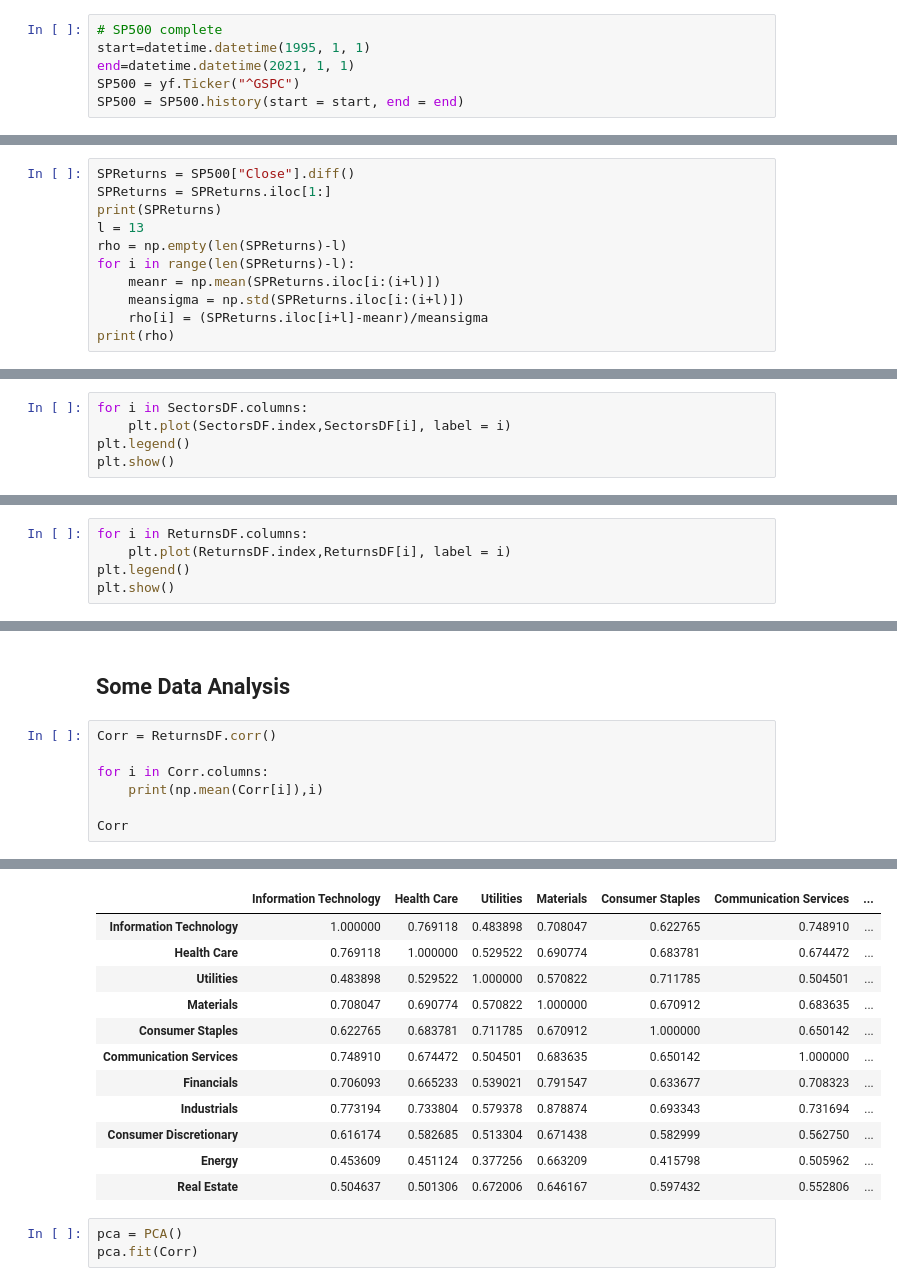
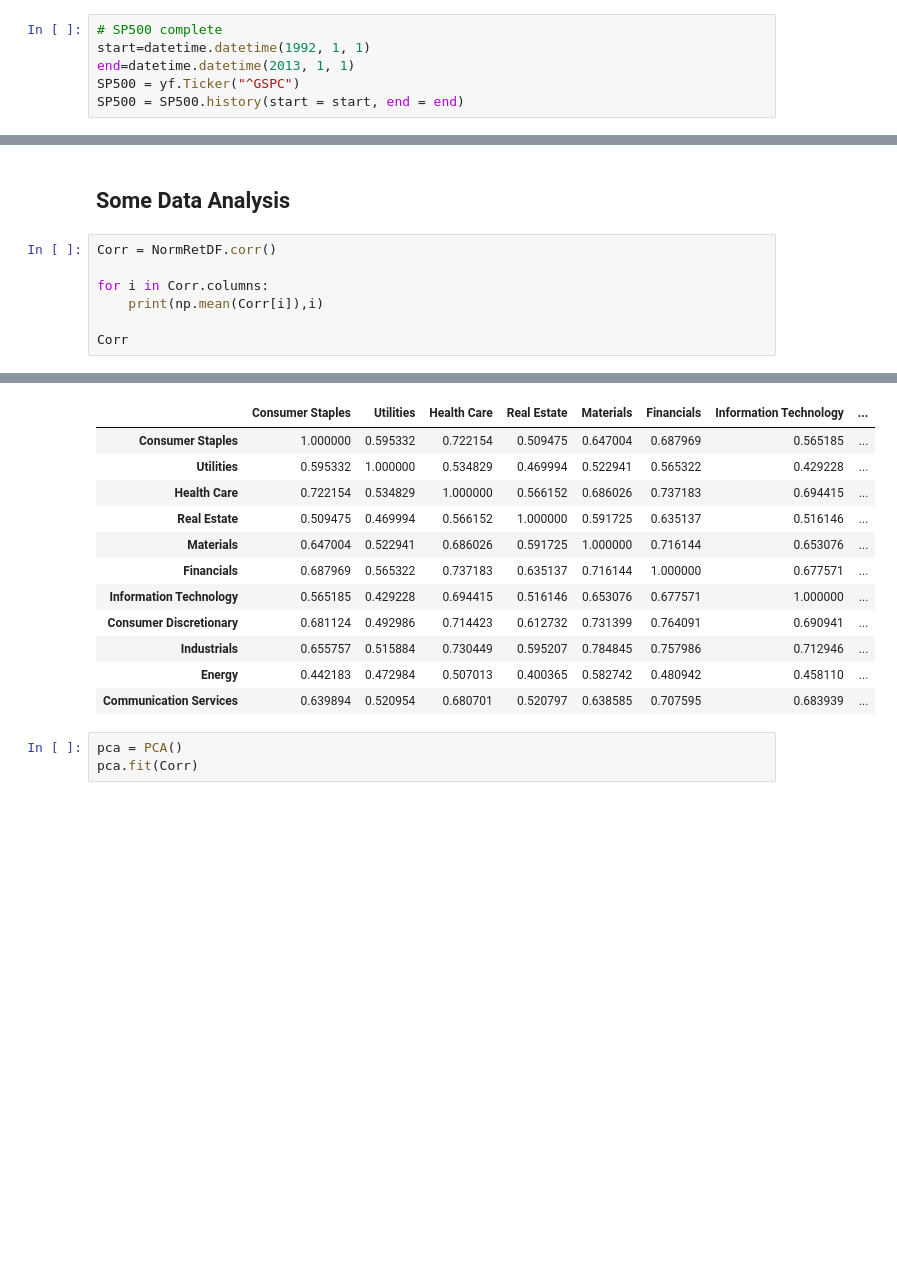
Before and after one commit to TobiasW1891/Finance, a Jupyter notebook: Get Finance Data.ipynb, the cells around one changed output, grey strips where cells are left out. Drawn from its saved outputs; the diff is of its cells as text; blank space fills up the shorter version.

```diff
--- a/Get Finance Data.ipynb
+++ b/Get Finance Data.ipynb
@@ -12,8 +12,8 @@ from sklearn.decomposition import PCA
 import sklearn
 # %%
 # SP500 complete
-start=datetime.datetime(1995, 1, 1)
-end=datetime.datetime(2021, 1, 1)
+start=datetime.datetime(1992, 1, 1)
+end=datetime.datetime(2013, 1, 1)
 SP500 = yf.Ticker("^GSPC")
 SP500 = SP500.history(start = start, end = end)
 # %%
@@ -445,11 +186,0 @@ Length: 6533, dtype: float64
-# %%
-SPReturns = SP500["Close"].diff()
-SPReturns = SPReturns.iloc[1:]
-print(SPReturns)
-l = 13
-rho = np.empty(len(SPReturns)-l)
-for i in range(len(SPReturns)-l):
-    meanr = np.mean(SPReturns.iloc[i:(i+l)])
-    meansigma = np.std(SPReturns.iloc[i:(i+l)])
-    rho[i] = (SPReturns.iloc[i+l]-meanr)/meansigma
-print(rho)
@@ -628,5 +186,0 @@ DatetimeIndex(['1995-01-03', '1995-01-04', '1995-01-05', '1995-01-06',
-# %%
-for i in SectorsDF.columns:
-    plt.plot(SectorsDF.index,SectorsDF[i], label = i)
-plt.legend()
-plt.show()
@@ -635,5 +186,0 @@ plt.show()
-# %%
-for i in ReturnsDF.columns:
-    plt.plot(ReturnsDF.index,ReturnsDF[i], label = i)
-plt.legend()
-plt.show()
@@ -642,7 +187,7 @@ plt.show()
 # %% [markdown]
 ## Some Data Analysis
 # %%
-Corr = ReturnsDF.corr()
+Corr = NormRetDF.corr()
 
 for i in Corr.columns:
     print(np.mean(Corr[i]),i)
@@ -663,15 +208,15 @@ Corr
-|  | Information Technology | Health Care | Utilities | Materials | Consumer Staples | Communication Services | ... |
-| Information Technology | 1.000000 | 0.769118 | 0.483898 | 0.708047 | 0.622765 | 0.748910 | ... |
-| Health Care | 0.769118 | 1.000000 | 0.529522 | 0.690774 | 0.683781 | 0.674472 | ... |
-| Utilities | 0.483898 | 0.529522 | 1.000000 | 0.570822 | 0.711785 | 0.504501 | ... |
-| Materials | 0.708047 | 0.690774 | 0.570822 | 1.000000 | 0.670912 | 0.683635 | ... |
-| Consumer Staples | 0.622765 | 0.683781 | 0.711785 | 0.670912 | 1.000000 | 0.650142 | ... |
-| Communication Services | 0.748910 | 0.674472 | 0.504501 | 0.683635 | 0.650142 | 1.000000 | ... |
-| Financials | 0.706093 | 0.665233 | 0.539021 | 0.791547 | 0.633677 | 0.708323 | ... |
-| Industrials | 0.773194 | 0.733804 | 0.579378 | 0.878874 | 0.693343 | 0.731694 | ... |
-| Consumer Discretionary | 0.616174 | 0.582685 | 0.513304 | 0.671438 | 0.582999 | 0.562750 | ... |
-| Energy | 0.453609 | 0.451124 | 0.377256 | 0.663209 | 0.415798 | 0.505962 | ... |
-| Real Estate | 0.504637 | 0.501306 | 0.672006 | 0.646167 | 0.597432 | 0.552806 | ... |
+|  | Consumer Staples | Utilities | Health Care | Real Estate | Materials | Financials | Information Technology | ... |
+| Consumer Staples | 1.000000 | 0.595332 | 0.722154 | 0.509475 | 0.647004 | 0.687969 | 0.565185 | ... |
+| Utilities | 0.595332 | 1.000000 | 0.534829 | 0.469994 | 0.522941 | 0.565322 | 0.429228 | ... |
+| Health Care | 0.722154 | 0.534829 | 1.000000 | 0.566152 | 0.686026 | 0.737183 | 0.694415 | ... |
+| Real Estate | 0.509475 | 0.469994 | 0.566152 | 1.000000 | 0.591725 | 0.635137 | 0.516146 | ... |
+| Materials | 0.647004 | 0.522941 | 0.686026 | 0.591725 | 1.000000 | 0.716144 | 0.653076 | ... |
+| Financials | 0.687969 | 0.565322 | 0.737183 | 0.635137 | 0.716144 | 1.000000 | 0.677571 | ... |
+| Information Technology | 0.565185 | 0.429228 | 0.694415 | 0.516146 | 0.653076 | 0.677571 | 1.000000 | ... |
+| Consumer Discretionary | 0.681124 | 0.492986 | 0.714423 | 0.612732 | 0.731399 | 0.764091 | 0.690941 | ... |
+| Industrials | 0.655757 | 0.515884 | 0.730449 | 0.595207 | 0.784845 | 0.757986 | 0.712946 | ... |
+| Energy | 0.442183 | 0.472984 | 0.507013 | 0.400365 | 0.582742 | 0.480942 | 0.458110 | ... |
+| Communication Services | 0.639894 | 0.520954 | 0.680701 | 0.520797 | 0.638585 | 0.707595 | 0.683939 | ... |
 # %%
 pca = PCA()
 pca.fit(Corr)
```
Also changed, not shown: parts of 50 cells of this notebook.
